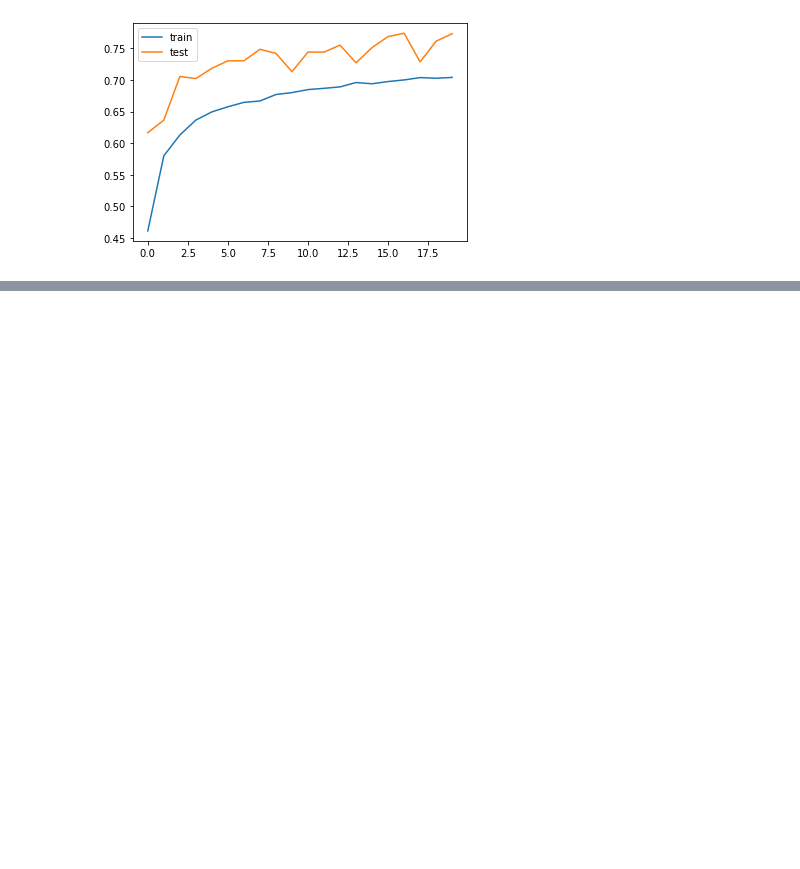
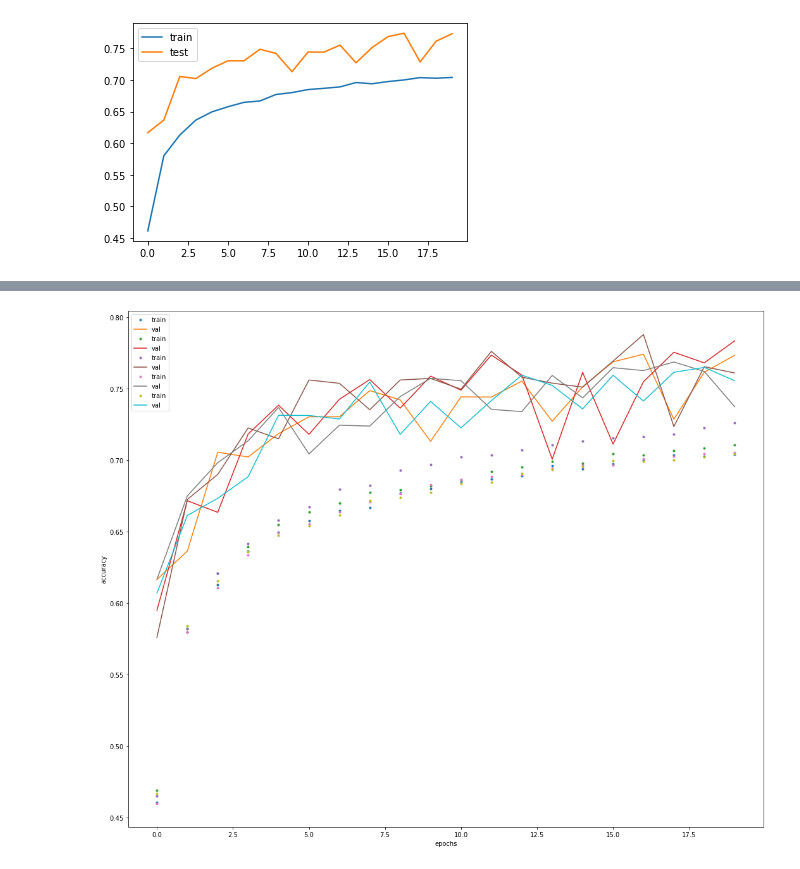
Before and after one commit to po-stas/NeuralNet, a Jupyter notebook: lesson04/lesson04.ipynb, the cells around one changed output, grey strips where cells are left out. Drawn from its saved outputs; the diff is of its cells as text; code cells hidden in the pictures; blank space fills up the shorter version.

```diff
--- a/lesson04/lesson04.ipynb
+++ b/lesson04/lesson04.ipynb
@@ -2087,0 +2165,11 @@ plt.legend(('train', 'test'))
+# %%
+plt.figure(figsize=(18,15))
+for result in [hh] + hhs:
+    plt.plot(range(20), result.history['accuracy'], '.')
+    plt.plot(range(20), result.history['val_accuracy'])
+plt.xlabel('epochs')
+plt.ylabel('accuracy')
+plt.legend(['train', 'val'] * 20)
+plt.draw()
+# %% [output]
+[figure, added]
```
Also changed, not shown: parts of 6 cells of this notebook.
